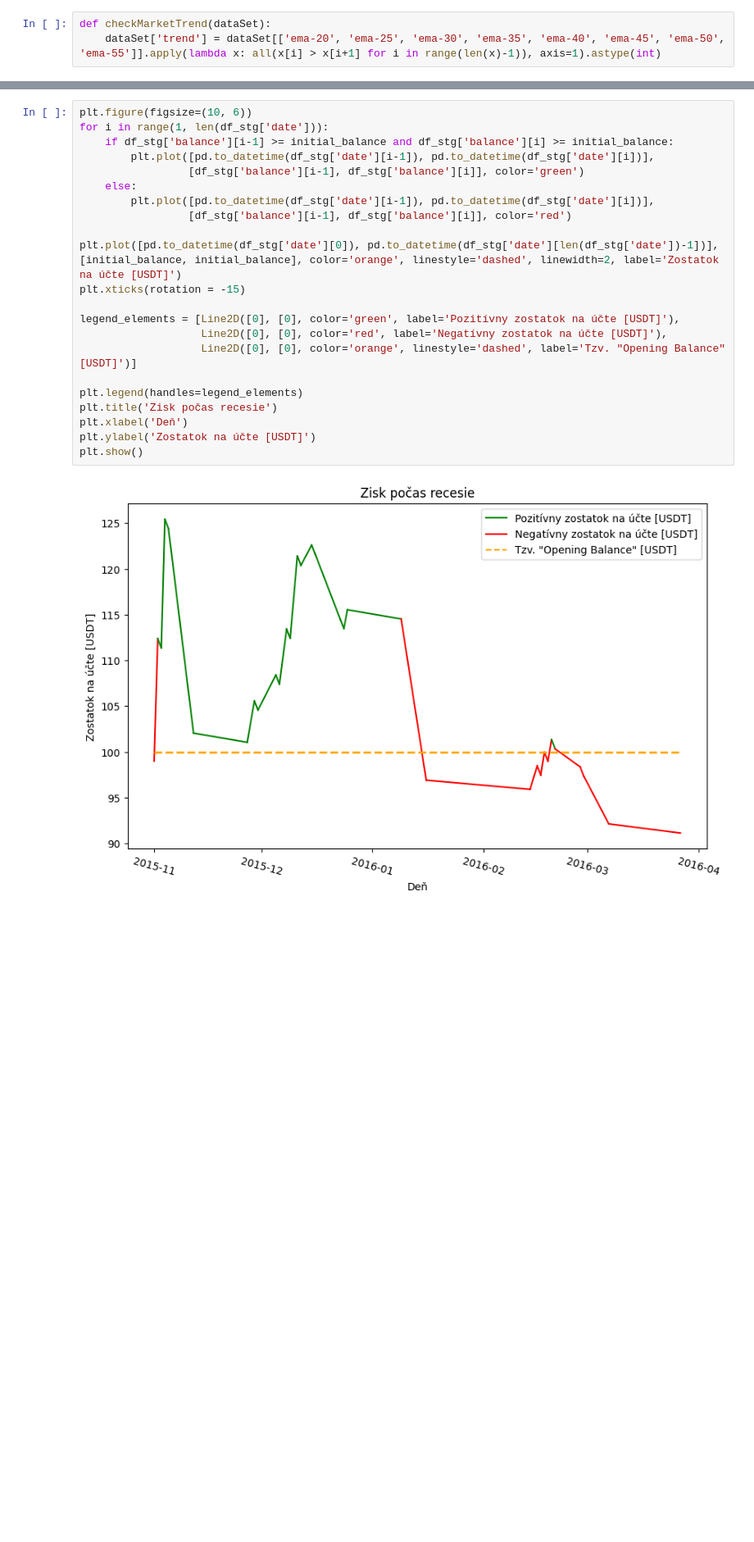
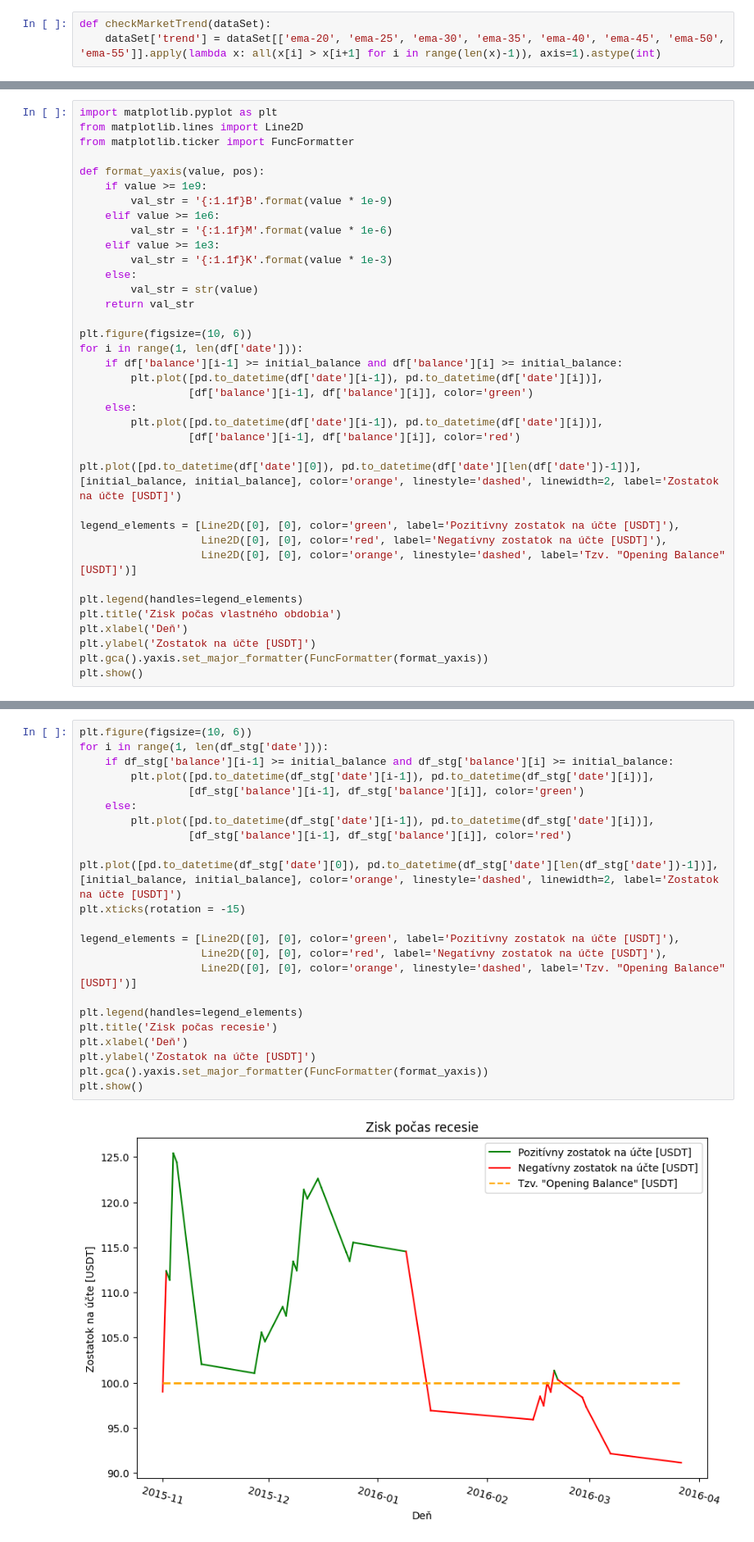
Before and after one commit to paki-valdi-9/dp_automated_trading, a Jupyter notebook: Trading bots/trading_bot_3.ipynb, the cells around one changed output, grey strips where cells are left out. Shown at 82% size. Saved outputs shown, nothing was run; the diff lists cells and outputs as text; blank space fills up the shorter version.

```diff
--- a/Trading bots/trading_bot_3.ipynb
+++ b/Trading bots/trading_bot_3.ipynb
@@ -465,3 +447,40 @@ Final Balance ASC_6M: $222.60406825175545
 Final Balance DSC_6M: $116.84594818002547
 Final Balance STG_6M: $91.14412150119573
 Final Balance COM_1Y: $114.60006545272748
+# %%
+import matplotlib.pyplot as plt
+from matplotlib.lines import Line2D
+from matplotlib.ticker import FuncFormatter
+
+def format_yaxis(value, pos):
+    if value >= 1e9:
+        val_str = '{:1.1f}B'.format(value * 1e-9)
+    elif value >= 1e6:
+        val_str = '{:1.1f}M'.format(value * 1e-6)
+    elif value >= 1e3:
+        val_str = '{:1.1f}K'.format(value * 1e-3)
+    else:
+        val_str = str(value)
+    return val_str
+
+plt.figure(figsize=(10, 6))
+for i in range(1, len(df['date'])):
+    if df['balance'][i-1] >= initial_balance and df['balance'][i] >= initial_balance:
+        plt.plot([pd.to_datetime(df['date'][i-1]), pd.to_datetime(df['date'][i])],
+                 [df['balance'][i-1], df['balance'][i]], color='green')
+    else:
+        plt.plot([pd.to_datetime(df['date'][i-1]), pd.to_datetime(df['date'][i])],
+                 [df['balance'][i-1], df['balance'][i]], color='red')
+
+plt.plot([pd.to_datetime(df['date'][0]), pd.to_datetime(df['date'][len(df['date'])-1])], [initial_balance, initial_balance], color='orange', linestyle='dashed', linewidth=2, label='Zostatok na účte [USDT]')
+
+legend_elements = [Line2D([0], [0], color='green', label='Pozitívny zostatok na účte [USDT]'),
+                   Line2D([0], [0], color='red', label='Negatívny zostatok na účte [USDT]'),
+                   Line2D([0], [0], color='orange', linestyle='dashed', label='Tzv. "Opening Balance" [USDT]')]
+
+plt.legend(handles=legend_elements)
+plt.title('Zisk počas vlastného obdobia')
+plt.xlabel('Deň')
+plt.ylabel('Zostatok na účte [USDT]')
+plt.gca().yaxis.set_major_formatter(FuncFormatter(format_yaxis))
+plt.show()
@@ -518,27 +537,28 @@ plt.show()
 # %%
 plt.figure(figsize=(10, 6))
 for i in range(1, len(df_stg['date'])):
     if df_stg['balance'][i-1] >= initial_balance and df_stg['balance'][i] >= initial_balance:
         plt.plot([pd.to_datetime(df_stg['date'][i-1]), pd.to_datetime(df_stg['date'][i])],
                  [df_stg['balance'][i-1], df_stg['balance'][i]], color='green')
     else:
         plt.plot([pd.to_datetime(df_stg['date'][i-1]), pd.to_datetime(df_stg['date'][i])],
                  [df_stg['balance'][i-1], df_stg['balance'][i]], color='red')
 
 plt.plot([pd.to_datetime(df_stg['date'][0]), pd.to_datetime(df_stg['date'][len(df_stg['date'])-1])], [initial_balance, initial_balance], color='orange', linestyle='dashed', linewidth=2, label='Zostatok na účte [USDT]')
 plt.xticks(rotation = -15)
 
 legend_elements = [Line2D([0], [0], color='green', label='Pozitívny zostatok na účte [USDT]'),
                    Line2D([0], [0], color='red', label='Negatívny zostatok na účte [USDT]'),
                    Line2D([0], [0], color='orange', linestyle='dashed', label='Tzv. "Opening Balance" [USDT]')]
 
 plt.legend(handles=legend_elements)
 plt.title('Zisk počas recesie')
 plt.xlabel('Deň')
 plt.ylabel('Zostatok na účte [USDT]')
+plt.gca().yaxis.set_major_formatter(FuncFormatter(format_yaxis))
 plt.show()
 # %% [output]
-[figure, old version]
+[figure, new version]
 # %%
 plt.figure(figsize=(10, 6))
 for i in range(1, len(df_com['date'])):
```
Also changed, not shown: parts of 15 cells of this notebook, 1 other file.
